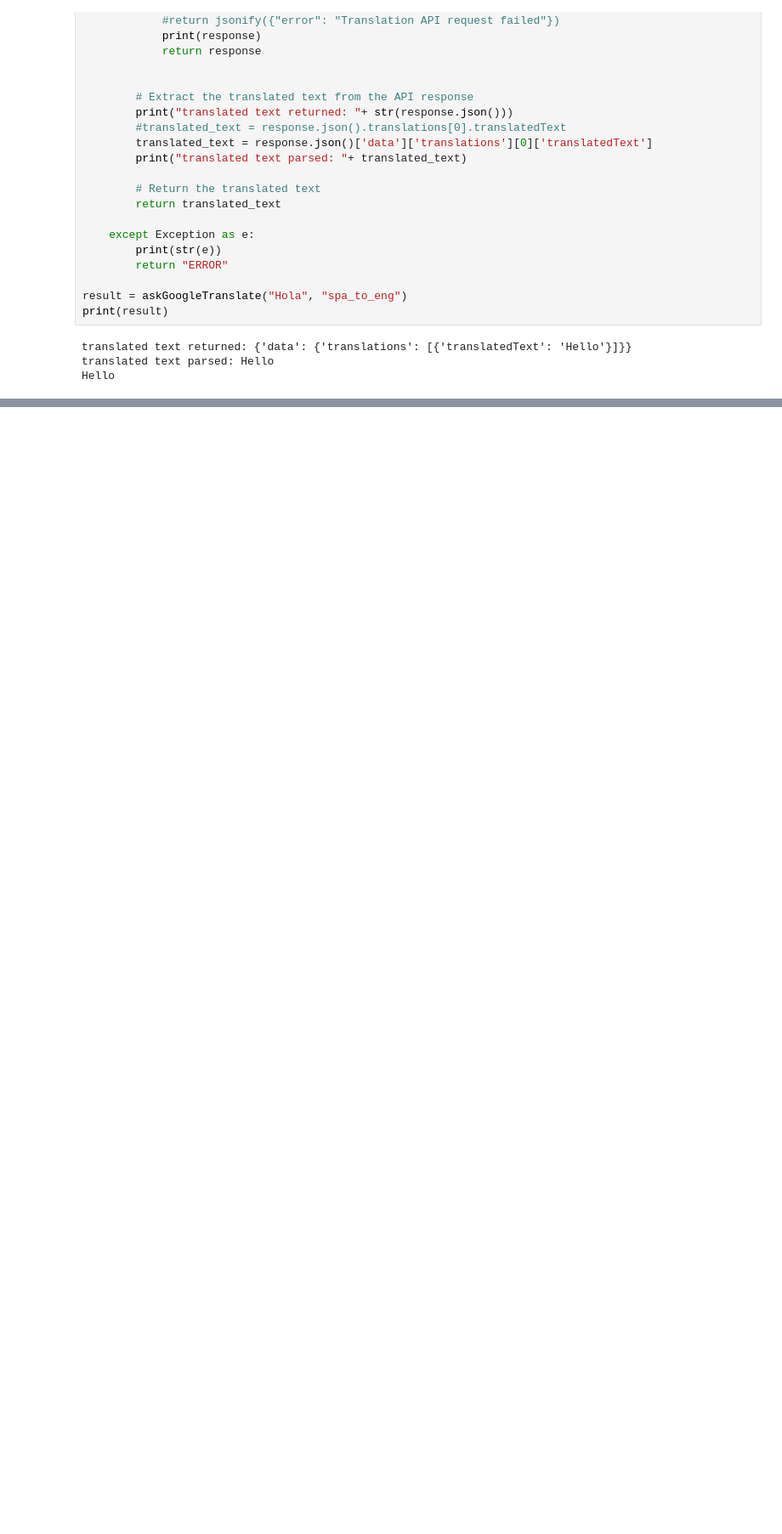
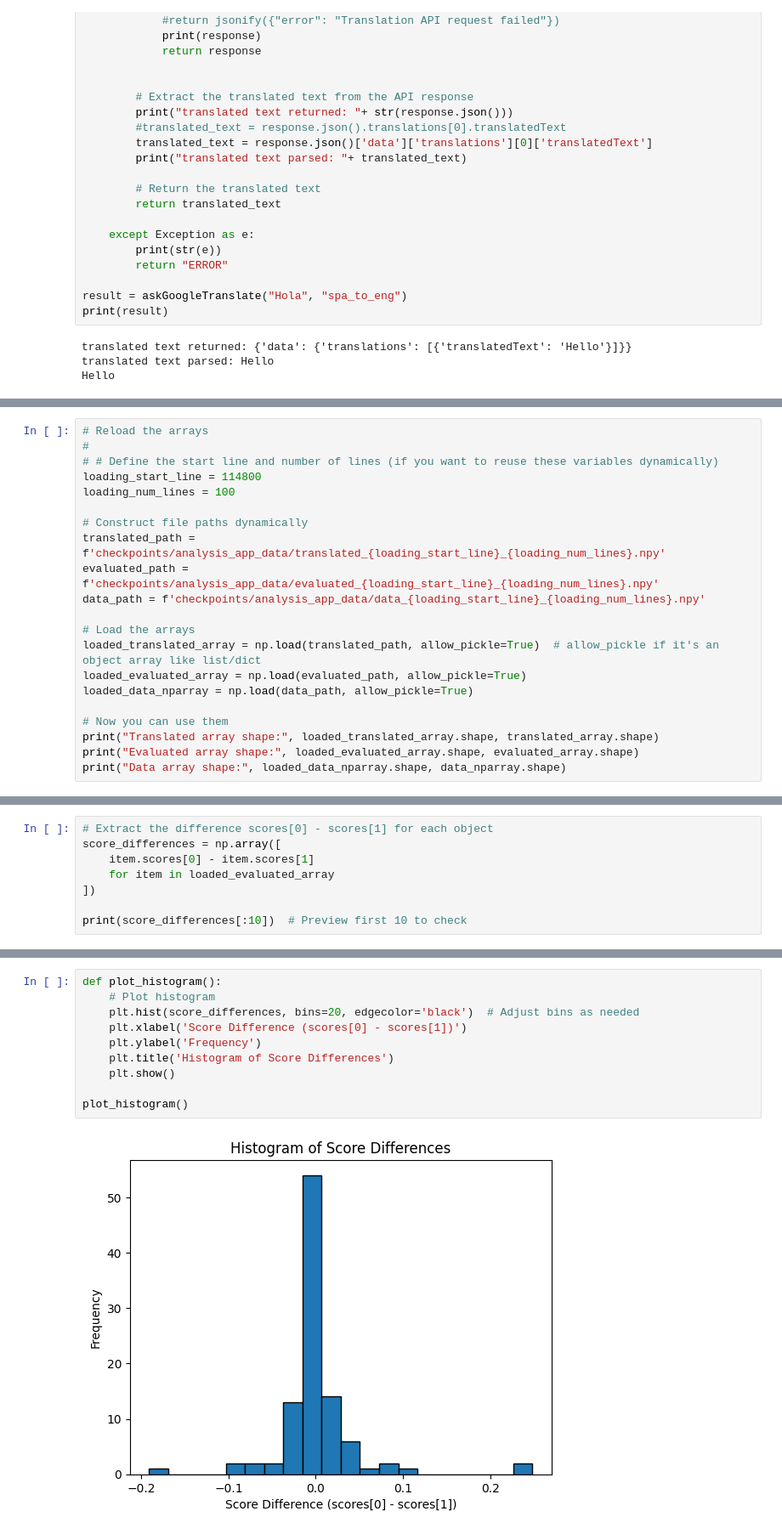
Before and after one commit to antoinevilain001/translation_thesis, a Jupyter notebook: translation_analysis/analysis1/analysis1.ipynb, the cells around one changed output, grey strips where cells are left out. Shown at 85% size. Cells and saved outputs as stored; diff of their text form; blank space fills up the shorter version.

Commit message:
did some analysis

```diff
--- a/translation_analysis/analysis1/analysis1.ipynb
+++ b/translation_analysis/analysis1/analysis1.ipynb
@@ -271,0 +271,21 @@ Prediction([('scores', [0.9383423328399658, 0.9229668974876404]), ('system_score
+# %%
+# Reload the arrays
+#
+# # Define the start line and number of lines (if you want to reuse these variables dynamically)
+loading_start_line = 114800
+loading_num_lines = 100
+
+# Construct file paths dynamically
+translated_path = f'checkpoints/analysis_app_data/translated_{loading_start_line}_{loading_num_lines}.npy'
+evaluated_path = f'checkpoints/analysis_app_data/evaluated_{loading_start_line}_{loading_num_lines}.npy'
+data_path = f'checkpoints/analysis_app_data/data_{loading_start_line}_{loading_num_lines}.npy'
+
+# Load the arrays
+loaded_translated_array = np.load(translated_path, allow_pickle=True)  # allow_pickle if it's an object array like list/dict
+loaded_evaluated_array = np.load(evaluated_path, allow_pickle=True)
+loaded_data_nparray = np.load(data_path, allow_pickle=True)
+
+# Now you can use them
+print("Translated array shape:", loaded_translated_array.shape, translated_array.shape)
+print("Evaluated array shape:", loaded_evaluated_array.shape, evaluated_array.shape)
+print("Data array shape:", loaded_data_nparray.shape, data_nparray.shape)
@@ -271,0 +302,8 @@ Prediction([('scores', [0.9383423328399658, 0.9229668974876404]), ('system_score
+# %%
+# Extract the difference scores[0] - scores[1] for each object
+score_differences = np.array([
+    item.scores[0] - item.scores[1]
+    for item in loaded_evaluated_array
+])
+
+print(score_differences[:10])  # Preview first 10 to check
@@ -271,0 +322,12 @@ Prediction([('scores', [0.9383423328399658, 0.9229668974876404]), ('system_score
+# %%
+def plot_histogram():
+    # Plot histogram
+    plt.hist(score_differences, bins=20, edgecolor='black')  # Adjust bins as needed
+    plt.xlabel('Score Difference (scores[0] - scores[1])')
+    plt.ylabel('Frequency')
+    plt.title('Histogram of Score Differences')
+    plt.show()
+
+plot_histogram()
+# %% [output]
+[figure, added]
```
Also changed, not shown: parts of 8 cells of this notebook.
